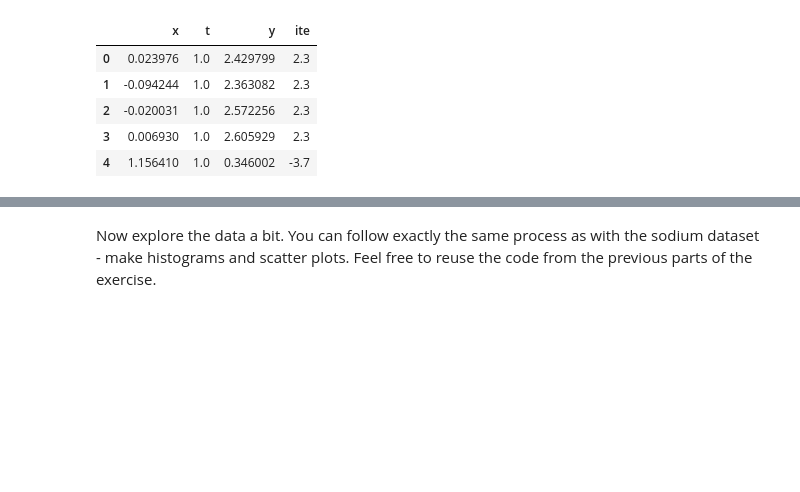
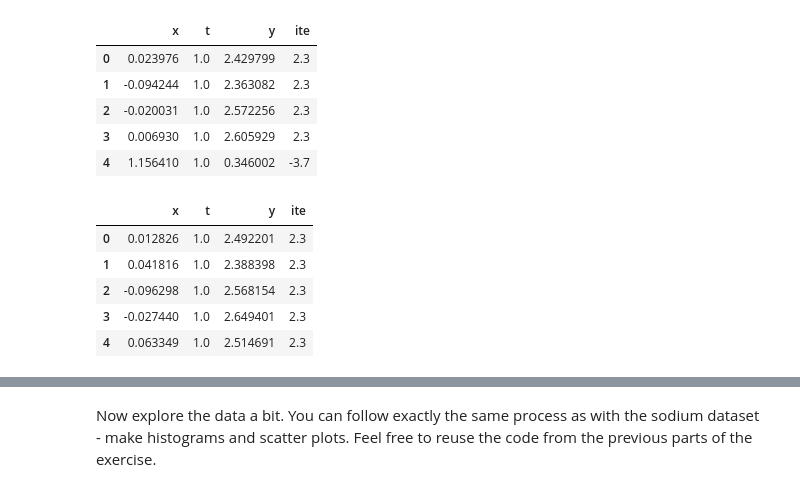
Before and after one commit to FarhinaMirza/CE888, a Jupyter notebook: Causal_Inference.ipynb, the cells around one changed output, grey strips where cells are left out. Saved outputs shown, nothing was run; the diff lists cells and outputs as text; code cells hidden in the pictures; blank space fills up the shorter version.

```diff
--- a/Causal_Inference.ipynb
+++ b/Causal_Inference.ipynb
@@ -535,3 +535,13 @@ df.head()
 | 2 | -0.020031 | 1.0 | 2.572256 | 2.3 |
 | 3 | 0.006930 | 1.0 | 2.605929 | 2.3 |
 | 4 | 1.156410 | 1.0 | 0.346002 | -3.7 |
+# %%
+df1 = pd.read_csv('hte_test.csv')
+df1.head()
+# %% [output]
+|  | x | t | y | ite |
+| 0 | 0.012826 | 1.0 | 2.492201 | 2.3 |
+| 1 | 0.041816 | 1.0 | 2.388398 | 2.3 |
+| 2 | -0.096298 | 1.0 | 2.568154 | 2.3 |
+| 3 | -0.027440 | 1.0 | 2.649401 | 2.3 |
+| 4 | 0.063349 | 1.0 | 2.514691 | 2.3 |
```
Also changed, not shown: parts of 16 cells of this notebook.
